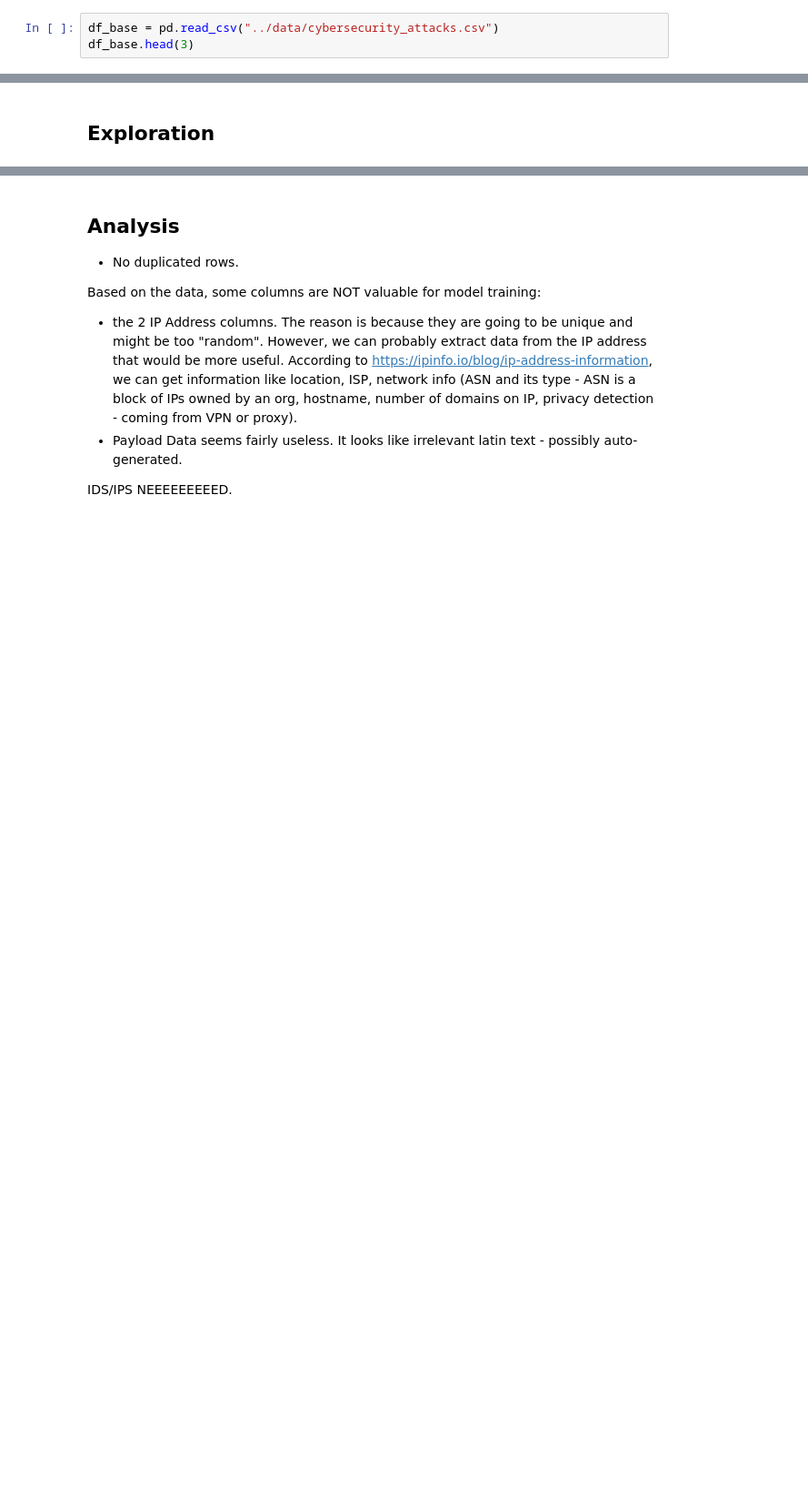
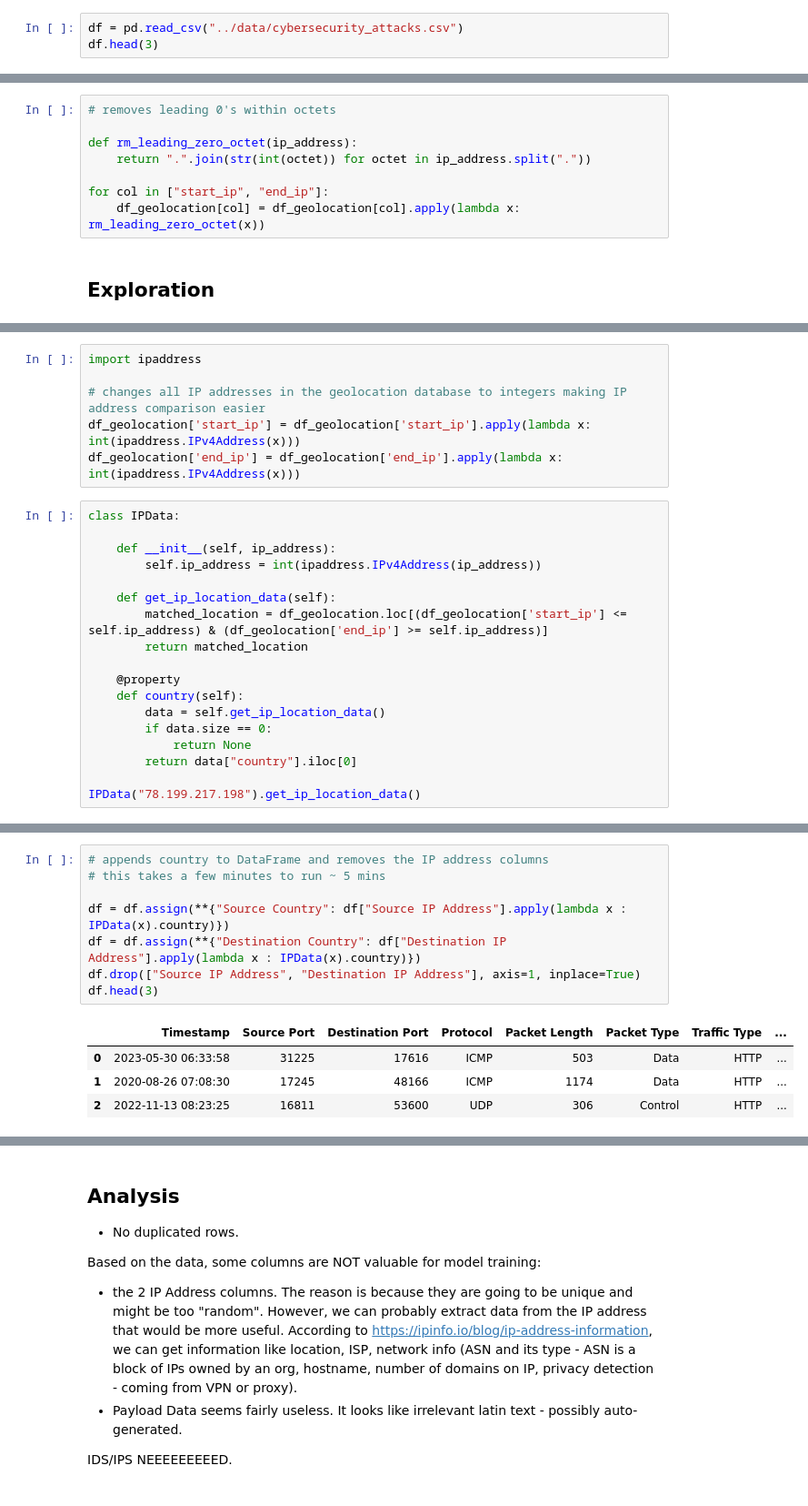
Before and after one commit to dominicbraam/cyberattack-model, a Jupyter notebook: notebooks/Data Exploration.ipynb, the cells around one changed output, grey strips where cells are left out. Shown at 91% size. Drawn from its saved outputs; the diff is of its cells as text; blank space fills up the shorter version.

```diff
--- a/notebooks/Data Exploration.ipynb
+++ b/notebooks/Data Exploration.ipynb
@@ -12,8 +13,8 @@ pd.options.display.max_columns = None
 # %% [markdown]
 ## Data Loading
 # %%
-df_base = pd.read_csv("../data/cybersecurity_attacks.csv")
-df_base.head(3)
+df = pd.read_csv("../data/cybersecurity_attacks.csv")
+df.head(3)
 # %% [output]
 |  | Timestamp | Source IP Address | Destination IP Address | Source Port | Destination Port | Protocol | ... |
 | 0 | 2023-05-30 06:33:58 | 103.216.15.12 | 84.9.164.252 | 31225 | 17616 | ICMP | ... |
@@ -22,2 +41,10 @@ df_base.head(3)
+# %%
+# removes leading 0's within octets
+
+def rm_leading_zero_octet(ip_address):
+    return ".".join(str(int(octet)) for octet in ip_address.split("."))
+
+for col in ["start_ip", "end_ip"]:
+    df_geolocation[col] = df_geolocation[col].apply(lambda x: rm_leading_zero_octet(x))
 # %% [markdown]
 ## Exploration
@@ -23,0 +61,24 @@ df_base.head(3)
+# %%
+import ipaddress
+
+# changes all IP addresses in the geolocation database to integers making IP address comparison easier
+df_geolocation['start_ip'] = df_geolocation['start_ip'].apply(lambda x: int(ipaddress.IPv4Address(x)))
+df_geolocation['end_ip'] = df_geolocation['end_ip'].apply(lambda x: int(ipaddress.IPv4Address(x)))
+# %%
+class IPData:
+
+    def __init__(self, ip_address):
+        self.ip_address = int(ipaddress.IPv4Address(ip_address))
+
+    def get_ip_location_data(self):
+        matched_location = df_geolocation.loc[(df_geolocation['start_ip'] <= self.ip_address) & (df_geolocation['end_ip'] >= self.ip_address)]
+        return matched_location
+
+    @property
+    def country(self):
+        data = self.get_ip_location_data()
+        if data.size == 0:
+            return None
+        return data["country"].iloc[0]
+
+IPData("78.199.217.198").get_ip_location_data()
@@ -23,0 +88,13 @@ df_base.head(3)
+# %%
+# appends country to DataFrame and removes the IP address columns
+# this takes a few minutes to run ~ 5 mins
+
+df = df.assign(**{"Source Country": df["Source IP Address"].apply(lambda x : IPData(x).country)})
+df = df.assign(**{"Destination Country": df["Destination IP Address"].apply(lambda x : IPData(x).country)})
+df.drop(["Source IP Address", "Destination IP Address"], axis=1, inplace=True)
+df.head(3)
+# %% [output]
+|  | Timestamp | Source Port | Destination Port | Protocol | Packet Length | Packet Type | Traffic Type | ... |
+| 0 | 2023-05-30 06:33:58 | 31225 | 17616 | ICMP | 503 | Data | HTTP | ... |
+| 1 | 2020-08-26 07:08:30 | 17245 | 48166 | ICMP | 1174 | Data | HTTP | ... |
+| 2 | 2022-11-13 08:23:25 | 16811 | 53600 | UDP | 306 | Control | HTTP | ... |
```
Also changed, not shown: parts of 25 cells of this notebook, 2 other files.
